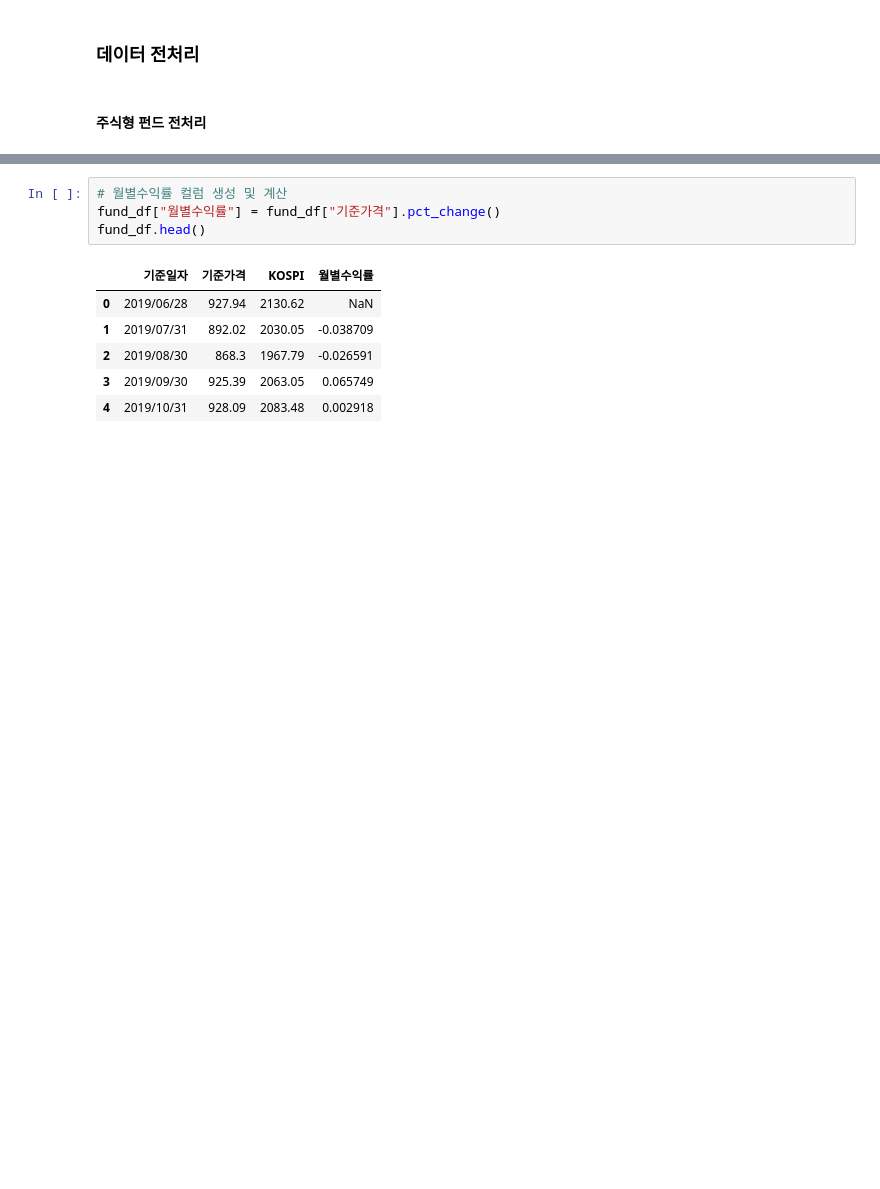
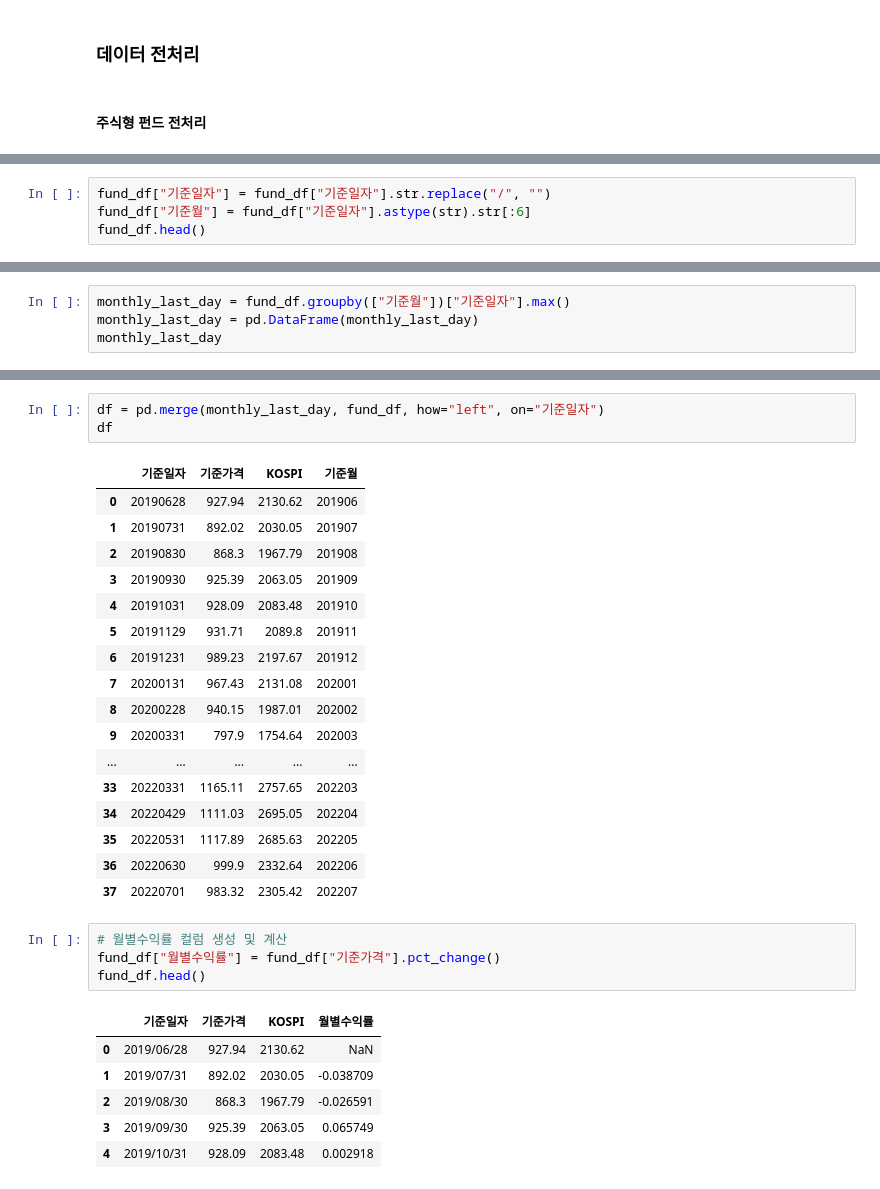
Before and after one commit to jkim0313/Hackathon_Whale, a Jupyter notebook: fund_preprocessing.ipynb, the cells around one changed output, grey strips where cells are left out. Saved outputs shown, nothing was run; the diff lists cells and outputs as text; blank space fills up the shorter version.

```diff
--- a/fund_preprocessing.ipynb
+++ b/fund_preprocessing.ipynb
@@ -234,0 +186,4 @@ fund_df.head()
+# %%
+fund_df["기준일자"] = fund_df["기준일자"].str.replace("/", "")
+fund_df["기준월"] = fund_df["기준일자"].astype(str).str[:6]
+fund_df.head()
@@ -234,0 +224,4 @@ fund_df.head()
+# %%
+monthly_last_day = fund_df.groupby(["기준월"])["기준일자"].max()
+monthly_last_day = pd.DataFrame(monthly_last_day)
+monthly_last_day
@@ -235,3 +247,24 @@ fund_df.head()
+# %%
+df = pd.merge(monthly_last_day, fund_df, how="left", on="기준일자")
+df
+# %% [output]
+|  | 기준일자 | 기준가격 | KOSPI | 기준월 |
+| 0 | 20190628 | 927.94 | 2130.62 | 201906 |
+| 1 | 20190731 | 892.02 | 2030.05 | 201907 |
+| 2 | 20190830 | 868.3 | 1967.79 | 201908 |
+| 3 | 20190930 | 925.39 | 2063.05 | 201909 |
+| 4 | 20191031 | 928.09 | 2083.48 | 201910 |
+| 5 | 20191129 | 931.71 | 2089.8 | 201911 |
+| 6 | 20191231 | 989.23 | 2197.67 | 201912 |
+| 7 | 20200131 | 967.43 | 2131.08 | 202001 |
+| 8 | 20200228 | 940.15 | 1987.01 | 202002 |
+| 9 | 20200331 | 797.9 | 1754.64 | 202003 |
+| ... | ... | ... | ... | ... |
+| 33 | 20220331 | 1165.11 | 2757.65 | 202203 |
+| 34 | 20220429 | 1111.03 | 2695.05 | 202204 |
+| 35 | 20220531 | 1117.89 | 2685.63 | 202205 |
+| 36 | 20220630 | 999.9 | 2332.64 | 202206 |
+| 37 | 20220701 | 983.32 | 2305.42 | 202207 |
 # %%
 # 월별수익률 컬럼 생성 및 계산
 fund_df["월별수익률"] = fund_df["기준가격"].pct_change()
```
Also changed, not shown: parts of 12 cells of this notebook.
